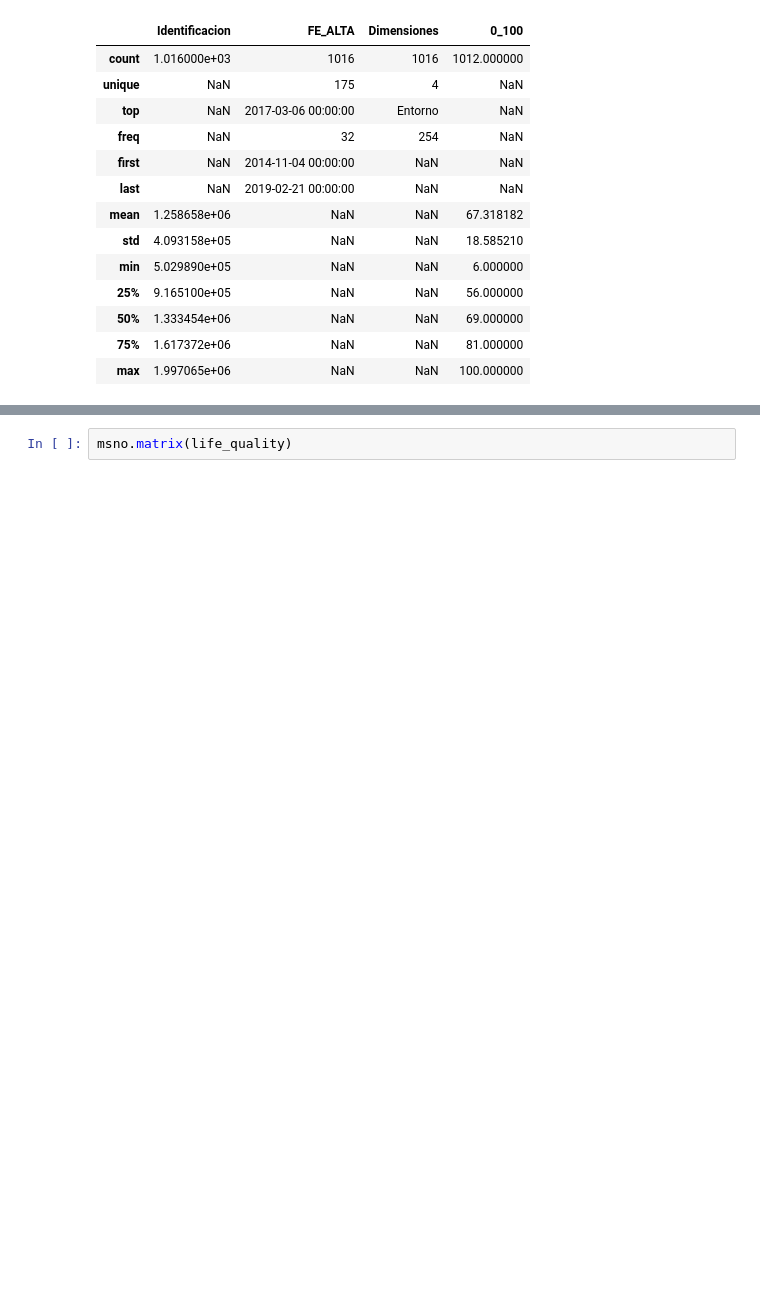
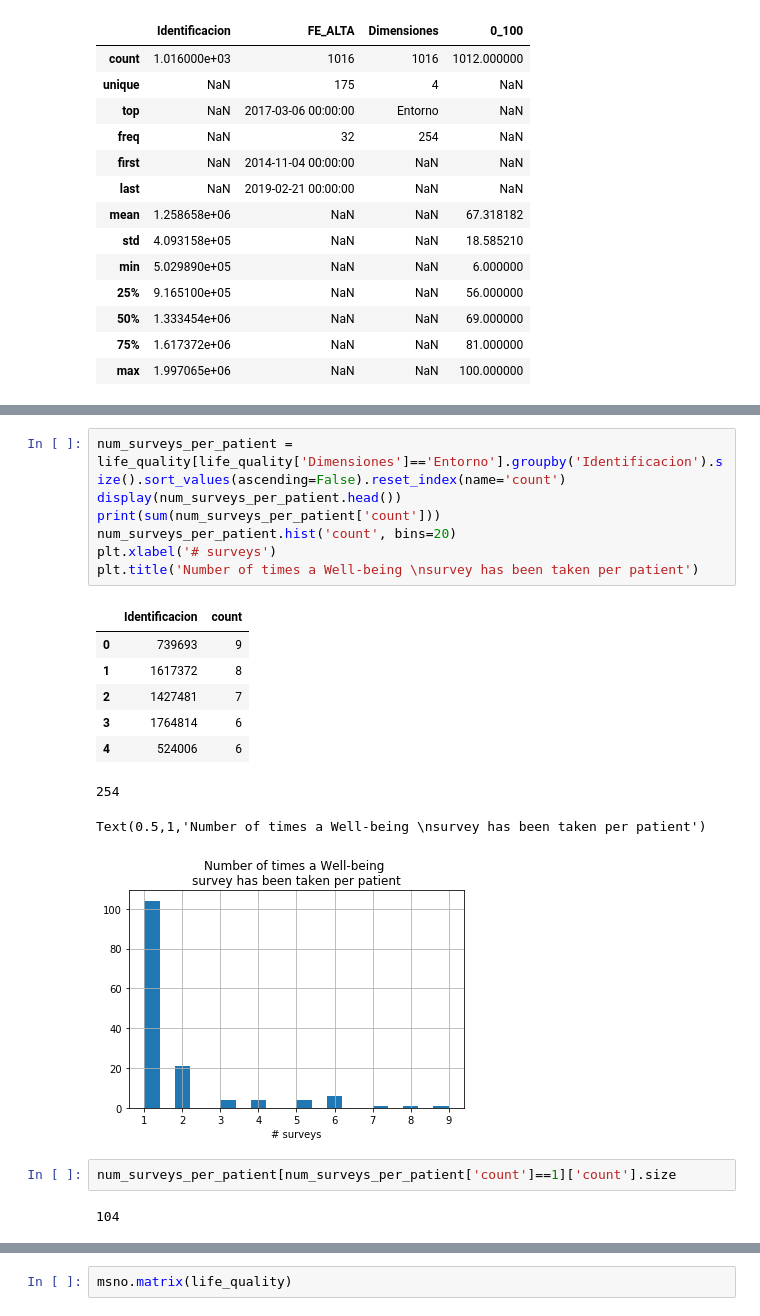
Before and after one commit to DS4A-T22/exploratory_data_analysis, a Jupyter notebook: EDA-01.ipynb, the cells around one changed output, grey strips where cells are left out. Drawn from its saved outputs; the diff is of its cells as text; blank space fills up the shorter version.

```diff
--- a/EDA-01.ipynb
+++ b/EDA-01.ipynb
@@ -249,0 +290,21 @@ life_quality.describe(include='all')
+# %%
+num_surveys_per_patient = life_quality[life_quality['Dimensiones']=='Entorno'].groupby('Identificacion').size().sort_values(ascending=False).reset_index(name='count')
+display(num_surveys_per_patient.head())
+print(sum(num_surveys_per_patient['count']))
+num_surveys_per_patient.hist('count', bins=20)
+plt.xlabel('# surveys')
+plt.title('Number of times a Well-being \nsurvey has been taken per patient')
+# %% [output]
+|  | Identificacion | count |
+| 0 | 739693 | 9 |
+| 1 | 1617372 | 8 |
+| 2 | 1427481 | 7 |
+| 3 | 1764814 | 6 |
+| 4 | 524006 | 6 |
+254
+Text(0.5,1,'Number of times a Well-being \nsurvey has been taken per patient')
+[figure, added]
+# %%
+num_surveys_per_patient[num_surveys_per_patient['count']==1]['count'].size
+# %% [output]
+104
```
Also changed, not shown: parts of 16 cells of this notebook, 1 other file.
